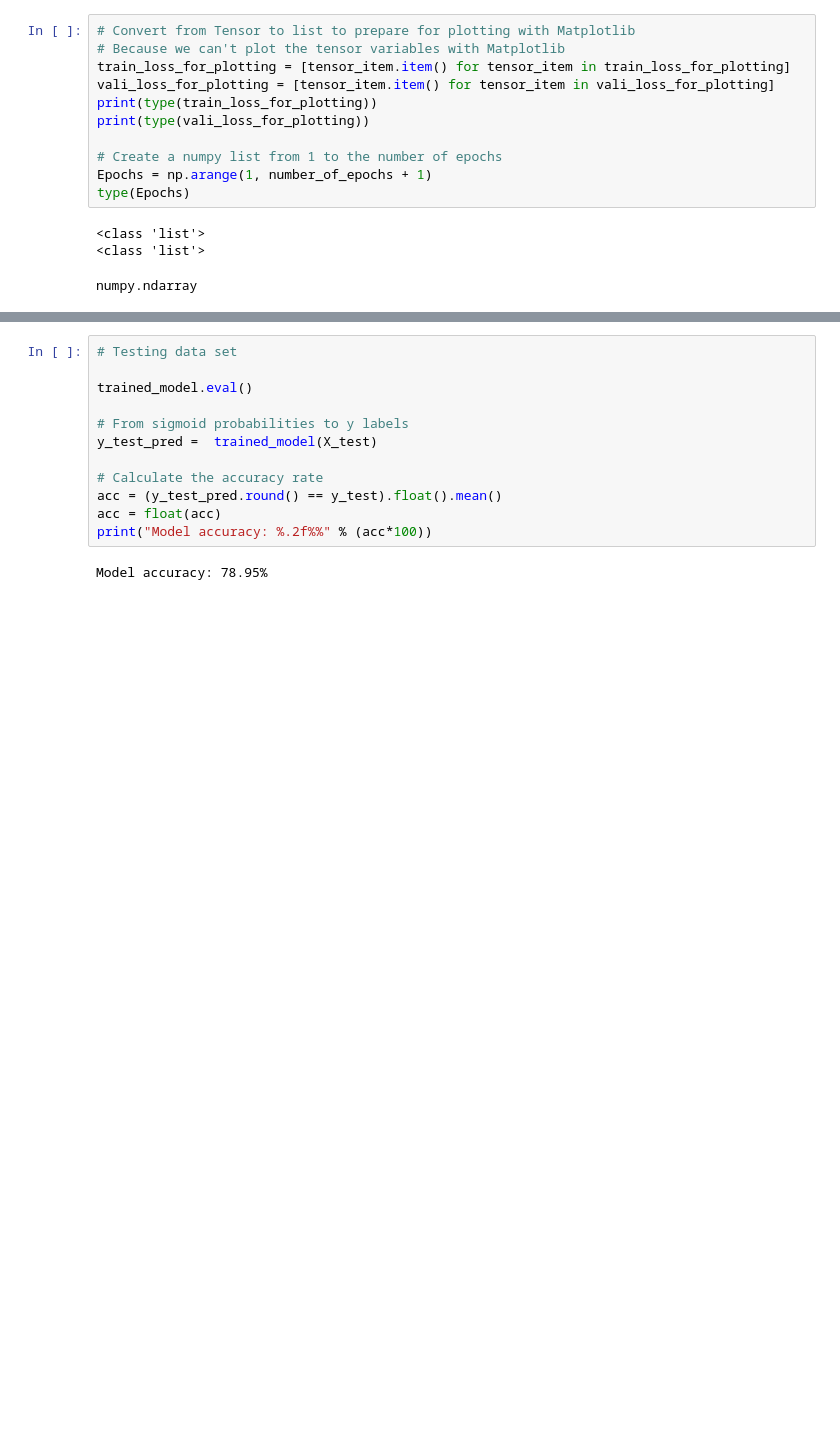
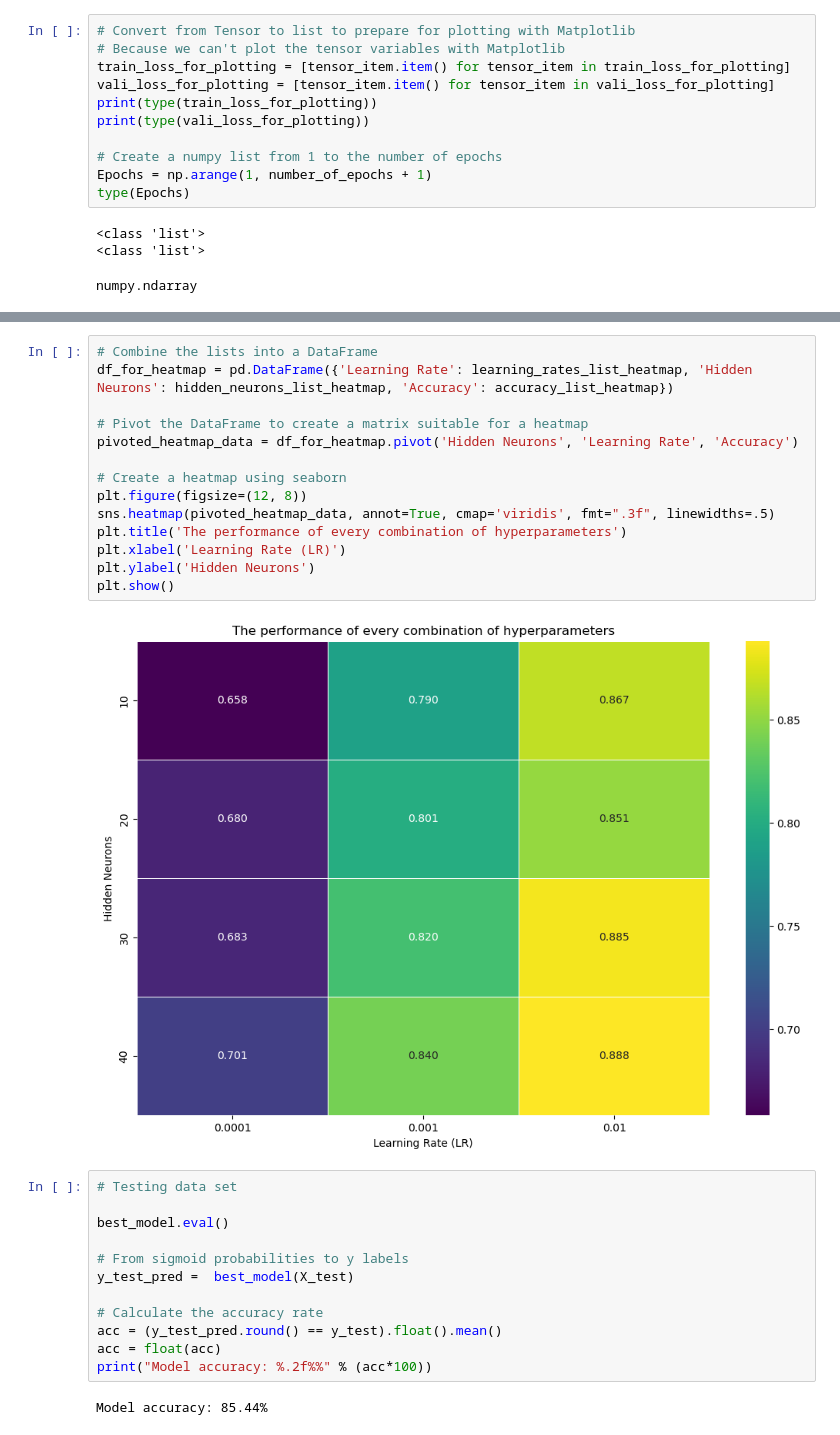
Before and after one commit to yumi-h-1/Predicting-Bank-Customer-Churn, a Jupyter notebook: NECO_groupwork/UAT2 of Credit_churn_rate.ipynb, the cells around one changed output, grey strips where cells are left out. Drawn from its saved outputs; the diff is of its cells as text; blank space fills up the shorter version.

```diff
--- a/NECO_groupwork/UAT2 of Credit_churn_rate.ipynb
+++ b/NECO_groupwork/UAT2 of Credit_churn_rate.ipynb
@@ -427,14 +552,30 @@ plt.show()
+# %%
+# Combine the lists into a DataFrame
+df_for_heatmap = pd.DataFrame({'Learning Rate': learning_rates_list_heatmap, 'Hidden Neurons': hidden_neurons_list_heatmap, 'Accuracy': accuracy_list_heatmap})
+
+# Pivot the DataFrame to create a matrix suitable for a heatmap
+pivoted_heatmap_data = df_for_heatmap.pivot('Hidden Neurons', 'Learning Rate', 'Accuracy')
+
+# Create a heatmap using seaborn
+plt.figure(figsize=(12, 8))
+sns.heatmap(pivoted_heatmap_data, annot=True, cmap='viridis', fmt=".3f", linewidths=.5)
+plt.title('The performance of every combination of hyperparameters')
+plt.xlabel('Learning Rate (LR)')
+plt.ylabel('Hidden Neurons')
+plt.show()
+# %% [output]
+[figure, added]
 # %%
 # Testing data set
 
-trained_model.eval()
+best_model.eval()
 
 # From sigmoid probabilities to y labels
-y_test_pred =  trained_model(X_test)
+y_test_pred =  best_model(X_test)
 
 # Calculate the accuracy rate
 acc = (y_test_pred.round() == y_test).float().mean()
 acc = float(acc)
 print("Model accuracy: %.2f%%" % (acc*100))
 # %% [output]
-Model accuracy: 78.95%
+Model accuracy: 85.44%
```
Also changed, not shown: parts of 45 cells of this notebook, 7 other files.
